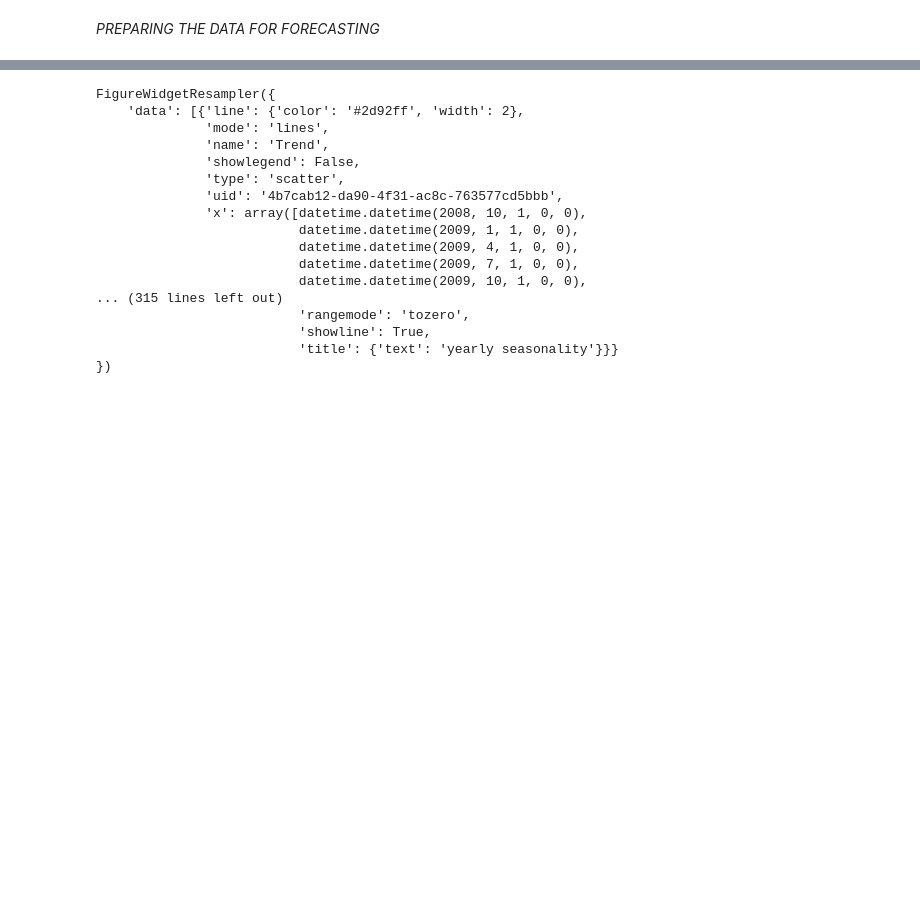
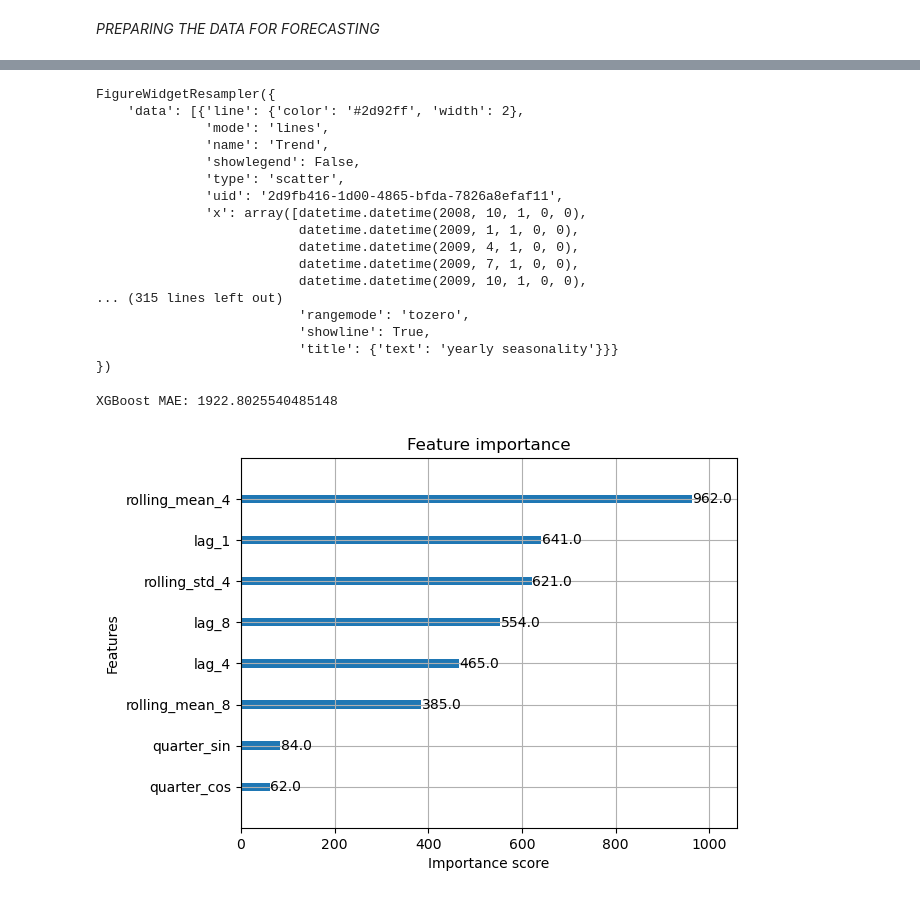
Before and after one commit to carmele9/Spanish-Real-Estate-Forecasting, a Jupyter notebook: src/train/train.ipynb, the cells around one changed output, grey strips where cells are left out. Cells and saved outputs as stored; diff of their text form; code cells hidden in the pictures; blank space fills up the shorter version.

Commit message:
finished xgboost, add rolling windows 8, more differ and clipped values. Also added methods for loading and saving the dataset

```diff
--- a/src/train/train.ipynb
+++ b/src/train/train.ipynb
@@ -154,6 +157,7 @@ ts["quarter_cos"] = np.cos(2*np.pi*ts["quarter"]/4)
 ts["lag_1"] = ts["valor_log"].shift(1)
 ts["lag_2"] = ts["valor_log"].shift(2)
 ts["lag_4"] = ts["valor_log"].shift(4)
+ts["lag_8"] = ts["valor_log"].shift(8)
 # %%
 # Creating rolling mean and standard deviation features to capture the local trends and volatility in the time series data,
 # which can help improve the performance of predictive models by providing information about recent patterns.
@@ -162,6 +166,11 @@ ts["rolling_std_4"] = (ts.groupby("tipo", observed=True)["valor_log"].transform(
 ts["rolling_mean_8"] = (ts.groupby("tipo", observed=True)["valor_log"].transform(lambda x: x.rolling(8).mean()))
 ts["rolling_std_8"] = (ts.groupby("tipo", observed=True)["valor_log"].transform(lambda x: x.rolling(8).std()))
 ts["diff_1"] = ts["valor_log"].diff(1)
+ts["diff_4"] = ts["valor_log"].diff(4)
+ts["diff_8"] = ts["valor_log"].diff(8)
+q1 = df["valor"].quantile(0.01)
+q99 = df["valor"].quantile(0.99)
+df["valor"] = df["valor"].clip(q1, q99)
 # %%
 # Dropping rows with missing values that were introduced by the lag and rolling features,
 # which are necessary for training the predictive model without errors.
@@ -287,7 +296,7 @@ FigureWidgetResampler({
               'name': 'Trend',
               'showlegend': False,
               'type': 'scatter',
-              'uid': '4b7cab12-da90-4f31-ac8c-763577cd5bbb',
+              'uid': '2d9fb416-1d00-4865-bfda-7826a8efaf11',
               'x': array([datetime.datetime(2008, 10, 1, 0, 0),
                           datetime.datetime(2009, 1, 1, 0, 0),
                           datetime.datetime(2009, 4, 1, 0, 0),
@@ -300,0 +312,31 @@ FigureWidgetResampler({
+# %%
+features = [
+    "lag_1",
+    "lag_4",
+    "lag_8",
+    "rolling_mean_4",
+    "rolling_std_4",
+    "rolling_mean_8",
+    "quarter_sin",
+    "quarter_cos"
+]
+xgb_model = XGBoostModel()
+target = "valor_log"
+
+X_train = train[features]
+y_train = train[target]
+
+X_test = test[features]
+y_test = test[target]
+
+xgb_model.fit(X_train, y_train)
+xgb_predictions = xgb_model.predict(X_test)
+mae = xgb_model.evaluate(y_test)
+print(f"XGBoost MAE: {mae}")
+# %% [output]
+XGBoost MAE: 1922.8025540485148
+# %%
+plot_importance(xgb_model.model)
+plt.show()
+# %% [output]
+[figure, added]
```
Also changed, not shown: parts of 6 cells of this notebook, 50 other files.
